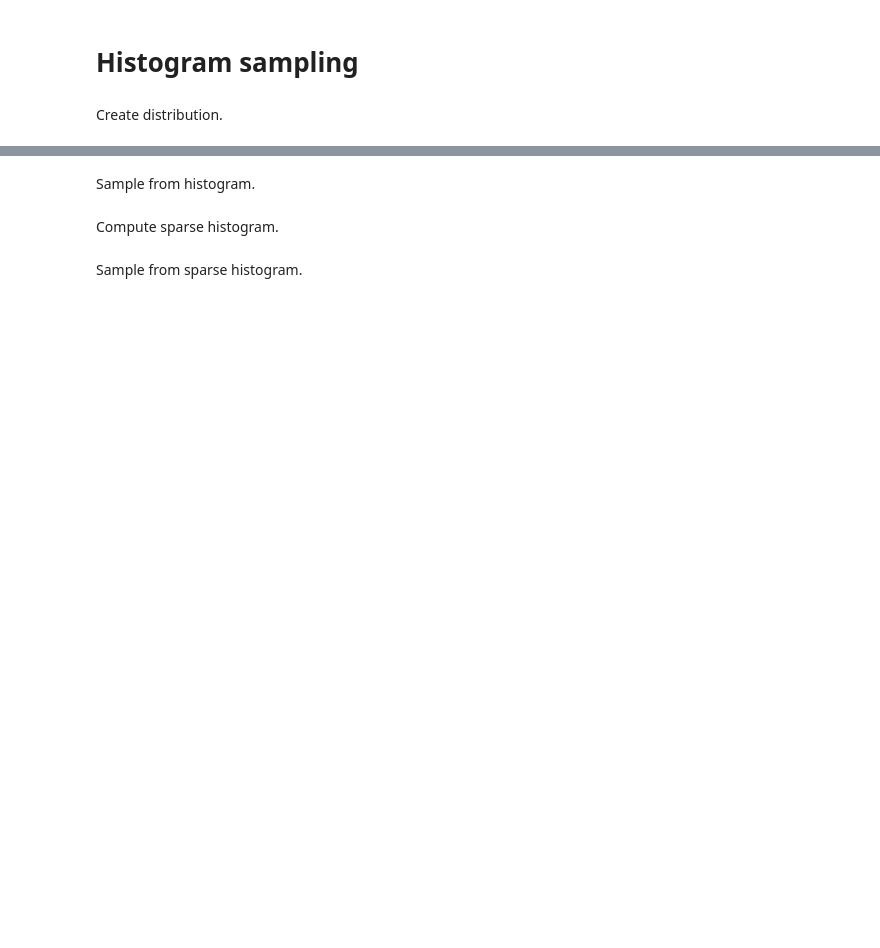
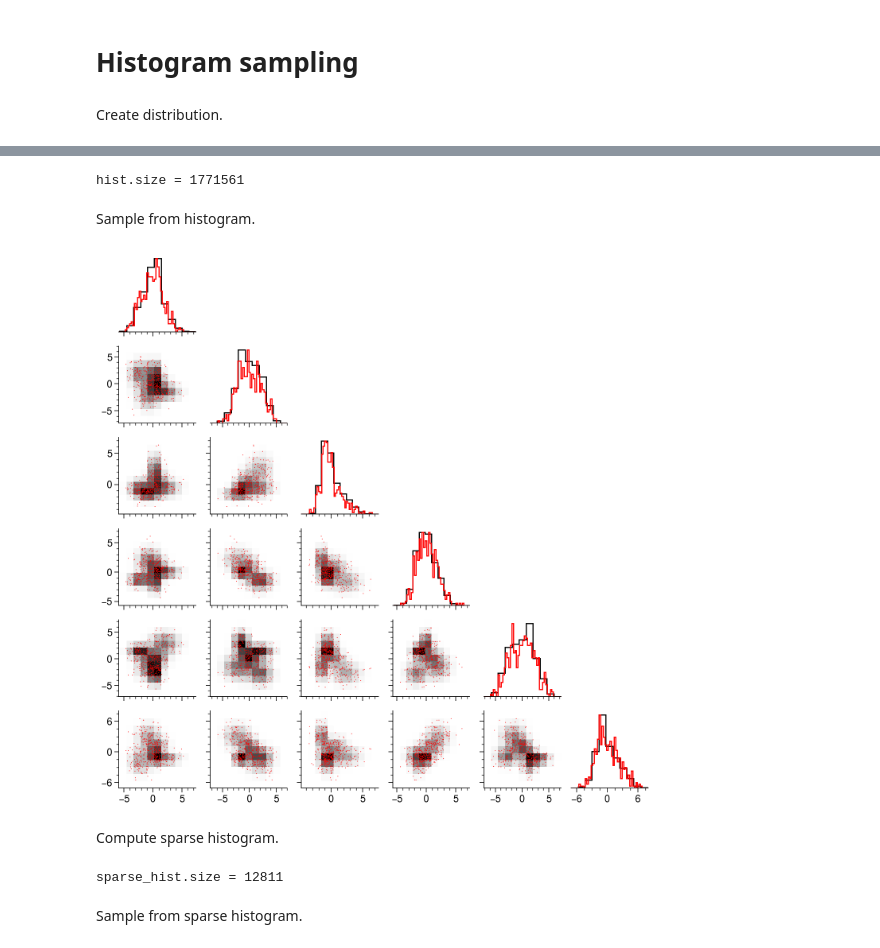
Before and after one commit to austin-hoover/ps-dist, a Jupyter notebook: examples/hist.ipynb, the cells around one changed output, grey strips where cells are left out. Saved outputs shown, nothing was run; the diff lists cells and outputs as text; code cells hidden in the pictures; blank space fills up the shorter version.

```diff
--- a/examples/hist.ipynb
+++ b/examples/hist.ipynb
@@ -51,18 +53,21 @@ Compute histogram.
 # %%
-n_bins = 11
-hist, edges = np.histogramdd(points_true, bins=n_bins, range=limits)
-coords = ps.utils.coords_list_from_edges_list(edges)
+nbins = 11
+hist = ps.histogram(points_true, bins=nbins, limits=limits)
 print("hist.size =", hist.size)
+# %% [output]
+hist.size = 1771561
 # %% [markdown]
 Sample from histogram.
 # %%
-n_samples = 100_000
-points_samp = ps.image.sample(hist, edges=edges, size=n_samples)
+nsamp = 100_000
+points_samp = hist.sample(size=nsamp)
 # %%
-grid = psv.CornerGrid(d=6, figwidth=7.0)
-grid.plot_image(hist, coords=coords, cmap=pplt.Colormap("mono"))
+grid = psv.CornerGrid(ndim=6, figwidth=7.0)
+grid.plot_hist(hist, cmap=uplt.Colormap("mono"))
 grid.plot_points(
     points_samp[:500, :], kind="scatter", color="red", s=0.5, diag_kws=dict(color="red")
 )
+# %% [output]
+[figure, added]
 # %% [markdown]
 Compute sparse histogram.
@@ -74,3 +74,8 @@ print("sparse_hist.size =", len(nonzero_counts))
+# %%
+hist_sparse = ps.sparse_histogram(points, bins=nbins, limits=limits)
+print("sparse_hist.size =", hist_sparse.size)
+# %% [output]
+sparse_hist.size = 12811
 # %% [markdown]
 Sample from sparse histogram.
 # %%
```
Also changed, not shown: parts of 7 cells of this notebook, 14 other files.
